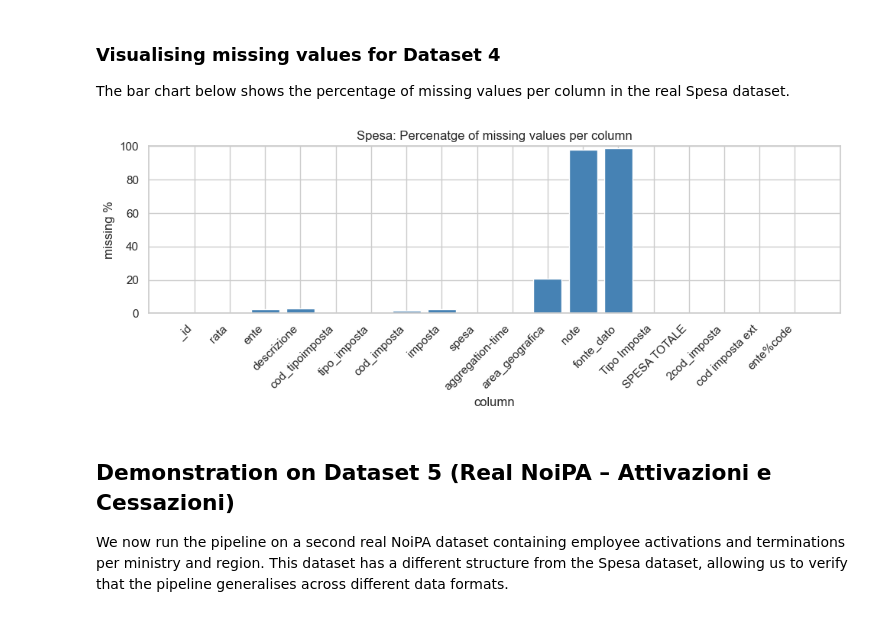
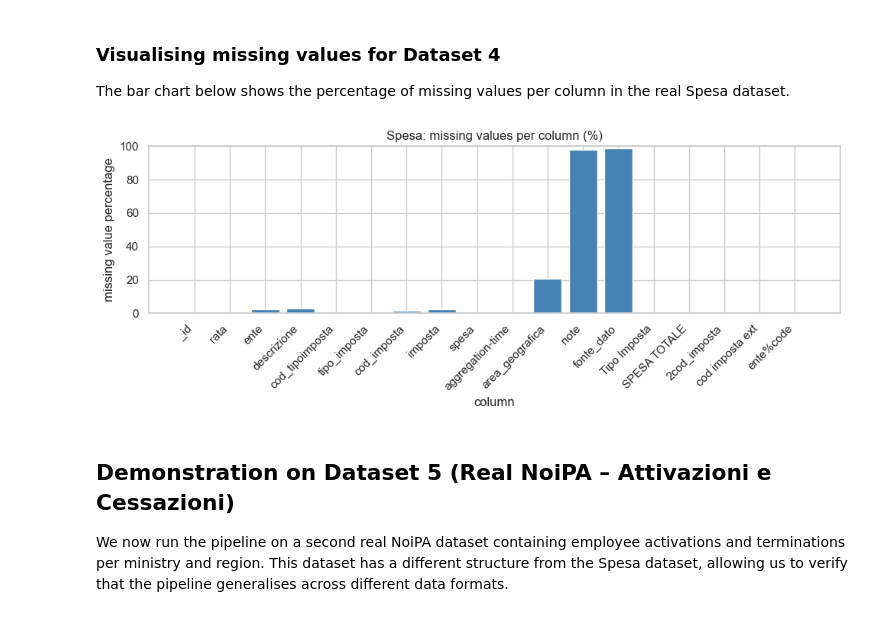
Before and after one commit to kamilavki/ENK.810081, a Jupyter notebook: main.ipynb, the cells around one changed output. Drawn from its saved outputs; the diff is of its cells as text; code cells hidden in the pictures.

```diff
--- a/main.ipynb
+++ b/main.ipynb
@@ -465,36 +448,31 @@ def anomaly_agent(csv_path):
     categorical_anomalies = []
     total_outliers = 0
 
+    # skip columns that look like identifiers
     id_like_keywords = ['id', '_id', 'codice', 'code', 'cf', 'tax', 'uuid']
 
     def is_identifier_column(col, series):
         col_lower = str(col).lower()
         if any(key in col_lower for key in id_like_keywords):
             return True
-
         non_null = series.dropna()
         if len(non_null) == 0:
             return False
+        return non_null.nunique() / len(non_null) > 0.80
 
-        uniqueness_ratio = non_null.nunique() / len(non_null)
-        return uniqueness_ratio > 0.80
-
-    # Numerical outlier detection
     for col in df.columns:
         if is_identifier_column(col, df[col]):
             continue
-
         numeric_series = pd.to_numeric(df[col], errors='coerce').dropna()
-
         if len(numeric_series) < 2:
             continue
 
         series = numeric_series
         mean, std = series.mean(), series.std()
 
+        # for small datasets use median-based detection instead of z-score
         if len(series) < 10:
             median = series.median()
-
             if median > 0:
                 outlier_mask = (series > median * 10) | (series < median / 10)
             else:
@@ -503,13 +481,11 @@ def anomaly_agent(csv_path):
         else:
             if std == 0 or np.isnan(std):
                 continue
-
             z_scores = (series - mean) / std
             outlier_mask = z_scores.abs() > 3
 
         outlier_indices = series.index[outlier_mask].tolist()
         count = len(outlier_indices)
-
         total_outliers += count
 
         if count > 0:
@@ -517,33 +493,24 @@ def anomaly_agent(csv_path):
                 'mean': round(mean, 2),
                 'std': round(std, 2),
                 'outlier_count': count,
-                'outlier_indices': outlier_indices[:20],
-                'note': 'Only the first 20 outlier indices are shown.'
+                'outlier_indices': outlier_indices[:20]
             }
 
-    # Categorical anomaly detection
+    # flag rare categorical values (less than 1% frequency)
     for col in df.select_dtypes(include=['object']).columns:
-        series = df[col]
-
-        if is_identifier_column(col, series):
+        if is_identifier_column(col, df[col]):
             continue
-
-        non_null = series.dropna()
+        non_null = df[col].dropna()
         if len(non_null) == 0:
             continue
 
         unique_count = non_null.nunique()
-        uniqueness_ratio = unique_count / len(non_null)
-
-        if unique_count > 50 or uniqueness_ratio > 0.30:
+        if unique_count > 50 or unique_count / len(non_null) > 0.30:
             continue
 
         value_counts = non_null.value_counts()
         total = value_counts.sum()
-
-        rare = value_counts[value_counts / total < 0.01]
-
-        for val, count in rare.items():
+        for val, count in value_counts[value_counts / total < 0.01].items():
             categorical_anomalies.append({
                 'column': col,
                 'value': val,
@@ -551,8 +518,7 @@ def anomaly_agent(csv_path):
                 'message': f"'{col}': rare value '{val}' appears {int(count)} time(s)"
             })
 
-    total_rows = len(df)
-    outlier_rate = total_outliers / max(total_rows, 1)  # fraction of rows flagged
+    outlier_rate = total_outliers / max(len(df), 1)
     anomaly_penalty = min(60, round(100 * outlier_rate * 2) + 5 * len(categorical_anomalies))
     score = max(100 - anomaly_penalty, 0)
 
@@ -620,7 +586,7 @@ def remediation_agent(results):
     for col, info in anomaly.get('numerical_outliers', {}).items():
         suggestions.append(f"'{col}' has {info['outlier_count']} outliers — investigate and consider capping")
     for issue in anomaly.get('categorical_anomalies', []):
-        suggestions.append(f"{issue} — check if valid or data entry error")
+        suggestions.append(f"'{issue['column']}': rare value '{issue['value']}' appears{issue['count']} time(s) — check if valid or data entry error")
 
     suggestions = list(dict.fromkeys(suggestions))
 
@@ -1143,20 +1083,20 @@ The bar chart below shows the percentage of missing values per column in the rea
 # %%
 d_spesa = report_spesa['completeness']['per_column_completeness']
 cols_spesa = list(d_spesa.keys())
 missing_pct_spesa = [100 - d_spesa[c]['completeness_pct'] for c in cols_spesa]
 
 plt.figure(figsize=(10, 4))
 plt.bar(cols_spesa, missing_pct_spesa, color='steelblue')
-plt.title('Spesa: Percenatge of missing values per column')
+plt.title('Spesa: missing values per column (%)')
 plt.xlabel('column')
-plt.ylabel('missing %')
+plt.ylabel('missing value percentage')
 plt.xticks(rotation=45, ha='right')
 plt.ylim(0, 100)
 plt.tight_layout()
 plt.savefig('images/missing_values_spesa.png', bbox_inches='tight')
 plt.show()
 # %% [output]
-[figure, old version]
+[figure, new version]
 # %% [markdown]
 ## Demonstration on Dataset 5 (Real NoiPA – Attivazioni e Cessazioni)
 
```
Also changed, not shown: parts of 14 cells of this notebook.
